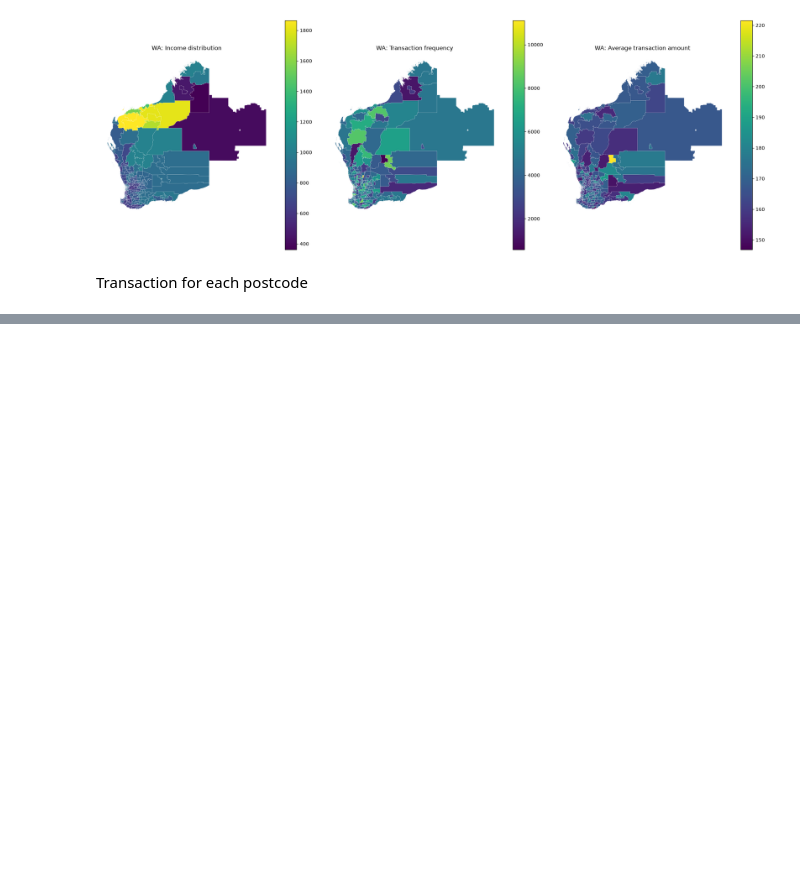
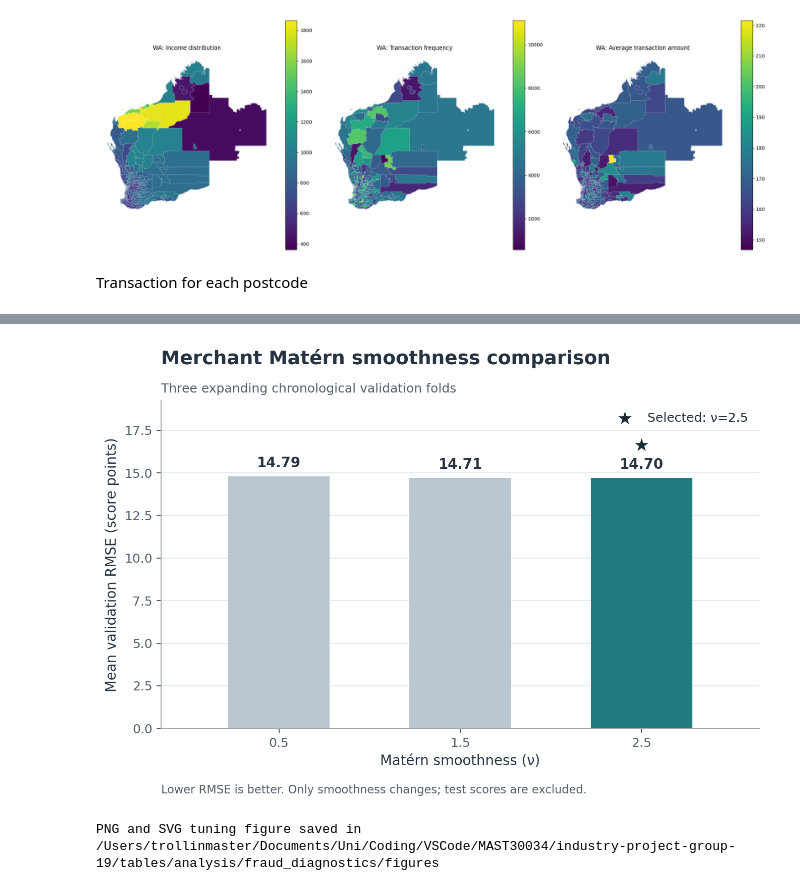
Before and after one commit to hannimeee/industry-project-group-19, a Jupyter notebook: code/02_analysis.ipynb, the cells around one changed output, grey strips where cells are left out. Cells and saved outputs as stored; diff of their text form; code cells hidden in the pictures; blank space fills up the shorter version.

```diff
--- a/code/02_analysis.ipynb
+++ b/code/02_analysis.ipynb
@@ -174,0 +455,17 @@ Z-score thresholds — district income: 5.7391; transaction dollar value: 5.7391
+# %%
+merchant_root = next((p for p in [Path.cwd(), *Path.cwd().parents]
+                      if (p / "tables/analysis/merchant_score_features").is_dir()), None)
+if merchant_root is None:
+    raise FileNotFoundError("Run from industry-project-group-19 or code/ after ETL sections 11–15.")
+
+merchant_matern_summary = run_merchant_matern(merchant_root)
+merchant_output = merchant_root / "tables/analysis/fraud_diagnostics"
+print("Merchant chronological validation folds:")
+display(pd.read_csv(merchant_matern_summary["paths"]["folds"]))
+print("Matérn smoothness ranked by mean validation RMSE:")
+display(pd.read_csv(merchant_matern_summary["paths"]["tuning"]))
+print("Individual fold results:")
+display(pd.read_csv(merchant_matern_summary["paths"]["fold_results"])[["fold", "nu", "mae", "rmse", "r2"]])
+print("Final-period benchmark after smoothness selection:")
+display(pd.read_csv(merchant_matern_summary["paths"]["metrics"]))
+print(f"Saved selected GP refitted on {merchant_matern_summary['labelled_rows']} supplied merchant/date scores.")
@@ -174,0 +624,9 @@ Z-score thresholds — district income: 5.7391; transaction dollar value: 5.7391
+# %%
+from IPython.display import Image, display
+
+merchant_plot_paths = plot_merchant_matern(merchant_output)
+display(Image(filename=merchant_plot_paths["merchant_matern_tuning_png"], width=850))
+print("PNG and SVG tuning figure saved in", merchant_output / "figures")
+# %% [output]
+[figure, added]
+PNG and SVG tuning figure saved in /Users/trollinmaster/Documents/Uni/Coding/VSCode/MAST30034/industry-project-group-19/tables/analysis/fraud_diagnostics/figures
```
Also changed, not shown: parts of 16 cells of this notebook, 3 other files.
